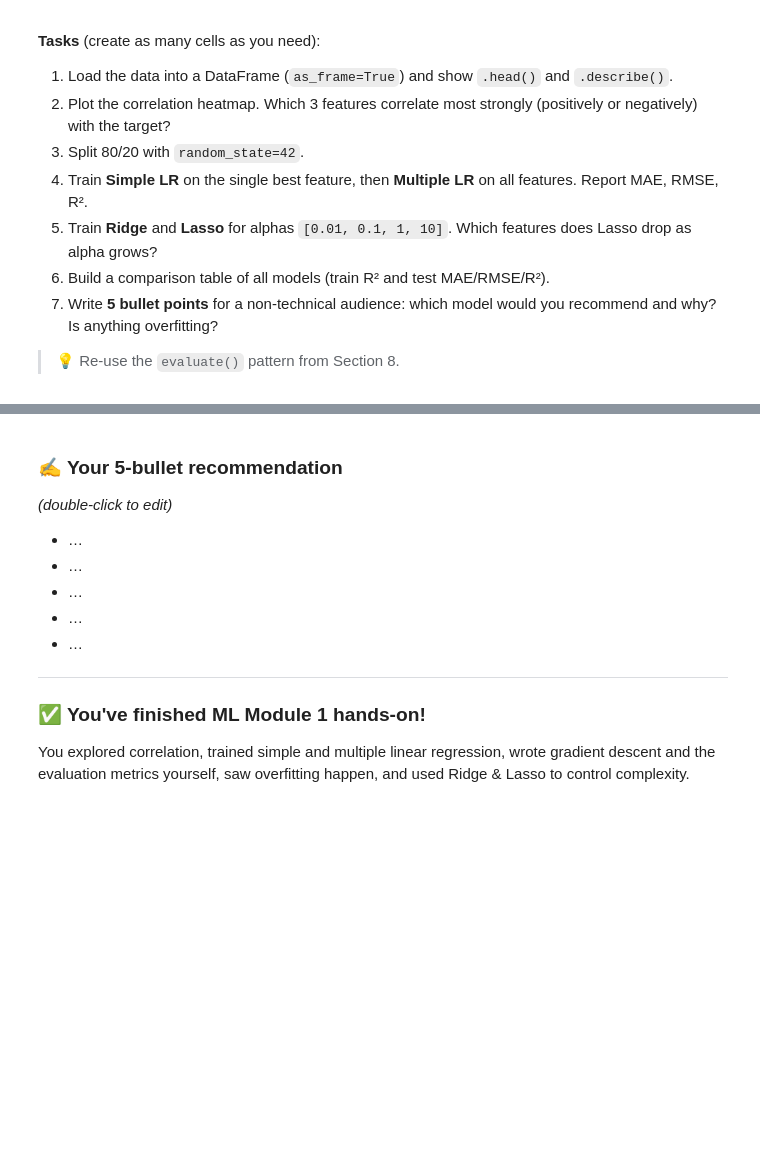
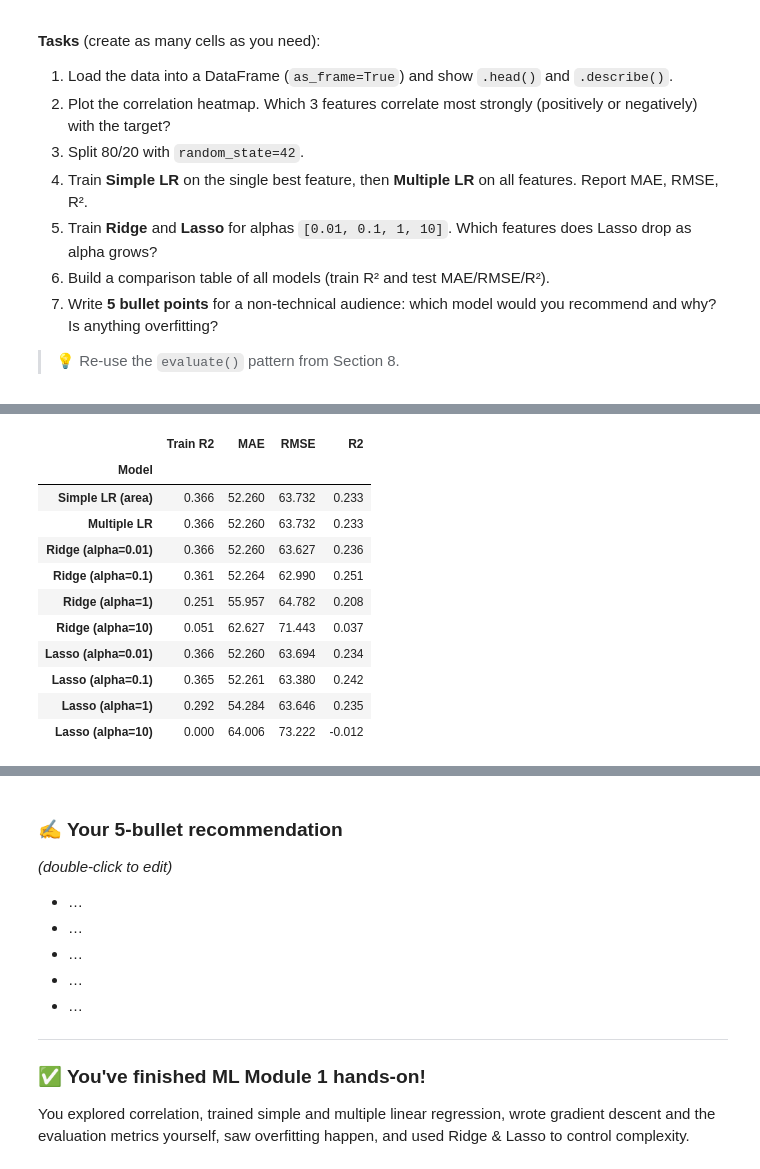
Before and after one commit to t-itc/ML_training_2026, a Jupyter notebook: TMB_ML_Module1_Regression.ipynb, the cells around one changed output, grey strips where cells are left out. Cells and saved outputs as stored; diff of their text form; code cells hidden in the pictures; blank space fills up the shorter version.

```diff
--- a/TMB_ML_Module1_Regression.ipynb
+++ b/TMB_ML_Module1_Regression.ipynb
@@ -391,8 +497,9 @@ Compare with Exercise 6: does Lasso now drop features in a different order?
 # ✏️ YOUR TURN — replace the ... / None parts
 dropped = {}
 for a in [1, 5, 10, 20, 40, 80]:
-    pipe = ...
+    pipe = make_pipeline(StandardScaler(), Lasso(alpha=a))
     pipe.fit(X_train, y_train)
-    coefs = pipe[-1].coef_          # the Lasso step inside the pipeline
-    dropped[a] = ...
+    coefs = pipe[-1].coef_         # the Lasso step inside the pipeline
+    #dropped[a] = [i for i, x in enumerate(coefs) if x == 0]
+    dropped[a] = [i for i, x in zip(features, coefs) if x == 0]
 dropped
@@ -450,0 +683,36 @@ diab.head()
+# %%
+def mv_regression(model, alphas=(0.01, 0.1, 1, 10)):
+    rows = []
+    for a in alphas:
+        rows.append(evaluate(f"{model.__name__} (alpha={a})", model(alpha=a)))
+    return rows
+
+def evaluate(name, model, Xtr=Xs_train, Xte=Xs_test):
+    model.fit(Xtr, ys_train)
+    p = model.predict(Xte)
+    return {"Model": name,
+            "Train R2": model.score(Xtr, ys_train),
+            "MAE": mean_absolute_error(ys_test, p),
+            "RMSE": np.sqrt(mean_squared_error(ys_test, p)),
+            "R2": r2_score(ys_test, p)}
+
+results = pd.DataFrame([
+    evaluate("Simple LR (area)", LinearRegression(), Xs_train[["bmi"]], Xs_test[["bmi"]]),
+    evaluate("Multiple LR", LinearRegression()),
+    *mv_regression(Ridge),
+    *mv_regression(Lasso),
+]).set_index("Model").round(3)
+results
+# %% [output]
+|  | Train R2 | MAE | RMSE | R2 |
+| Model |  |  |  |  |
+| Simple LR (area) | 0.366 | 52.260 | 63.732 | 0.233 |
+| Multiple LR | 0.366 | 52.260 | 63.732 | 0.233 |
+| Ridge (alpha=0.01) | 0.366 | 52.260 | 63.627 | 0.236 |
+| Ridge (alpha=0.1) | 0.361 | 52.264 | 62.990 | 0.251 |
+| Ridge (alpha=1) | 0.251 | 55.957 | 64.782 | 0.208 |
+| Ridge (alpha=10) | 0.051 | 62.627 | 71.443 | 0.037 |
+| Lasso (alpha=0.01) | 0.366 | 52.260 | 63.694 | 0.234 |
+| Lasso (alpha=0.1) | 0.365 | 52.261 | 63.380 | 0.242 |
+| Lasso (alpha=1) | 0.292 | 54.284 | 63.646 | 0.235 |
+| Lasso (alpha=10) | 0.000 | 64.006 | 73.222 | -0.012 |
```
Also changed, not shown: parts of 29 cells of this notebook.
